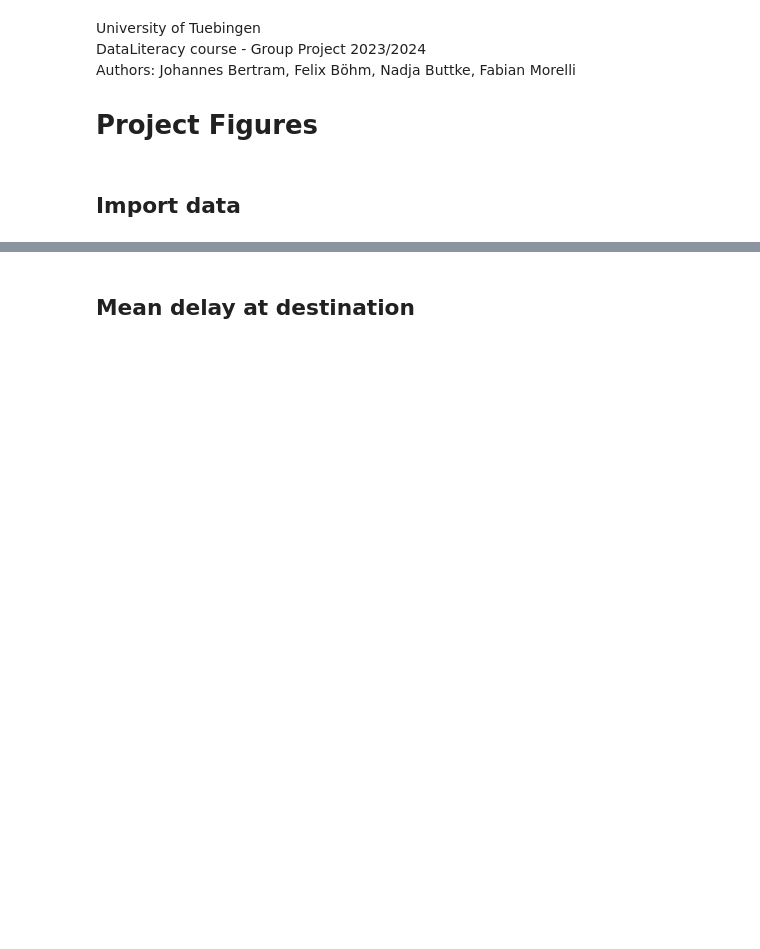
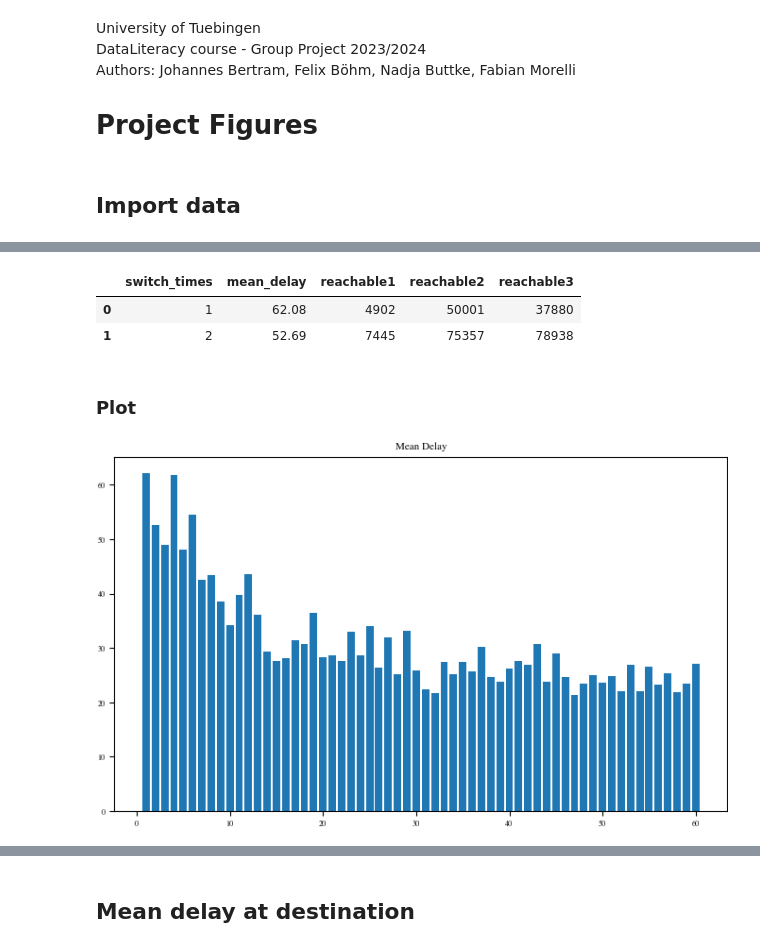
Before and after one commit to 17ex/DataLiteracy, a Jupyter notebook: fig/fig_meanDelays.ipynb, the cells around one changed output, grey strips where cells are left out. Saved outputs shown, nothing was run; the diff lists cells and outputs as text; code cells hidden in the pictures; blank space fills up the shorter version.

```diff
--- a/fig/fig_meanDelays.ipynb
+++ b/fig/fig_meanDelays.ipynb
@@ -19,7 +22,14 @@ for filename in os.listdir('../dat/delay'):
     if filename.endswith('.json'):
         file_path = os.path.join(folder_path, filename)
 
+
         key = filename.split('_')[1].replace(".json", "")
 
+        key = key.replace('ä', 'ae').replace('ö', 'oe').replace('ü', 'ue')
+
         df = pd.read_json(file_path, orient='index')
+        df.index = df.index.str.replace('ä', 'ae').str.replace('ö', 'oe').str.replace('ü', 'ue')
+        print(key)
         df_dict[key] = df
+
+print(df_dict['Berlin Hbf'])
@@ -29,0 +163,21 @@ dict_keys(['Schwerin Hbf', 'Stuttgart Hbf', 'Mainz Hbf', 'M�nchen Hbf', 'Wiesb
+# %%
+df_mean_delays.head(2)
+# %% [output]
+|  | switch_times | mean_delay | reachable1 | reachable2 | reachable3 |
+| 0 | 1 | 62.08 | 4902 | 50001 | 37880 |
+| 1 | 2 | 52.69 | 7445 | 75357 | 78938 |
+# %% [markdown]
+### Plot
+# %%
+plt.rcParams.update(bundles.icml2022(column="full", nrows=1, ncols=1, usetex=False))
+
+x = np.arange(len(df_mean_delays.switch_times))
+
+fig, ax = plt.subplots()
+ax.bar(x+1, df_mean_delays.mean_delay)
+
+plt.title('Mean Delay')
+
+plt.show()
+# %% [output]
+[figure, added]
```
Also changed, not shown: parts of 16 cells of this notebook, 2 other files.
